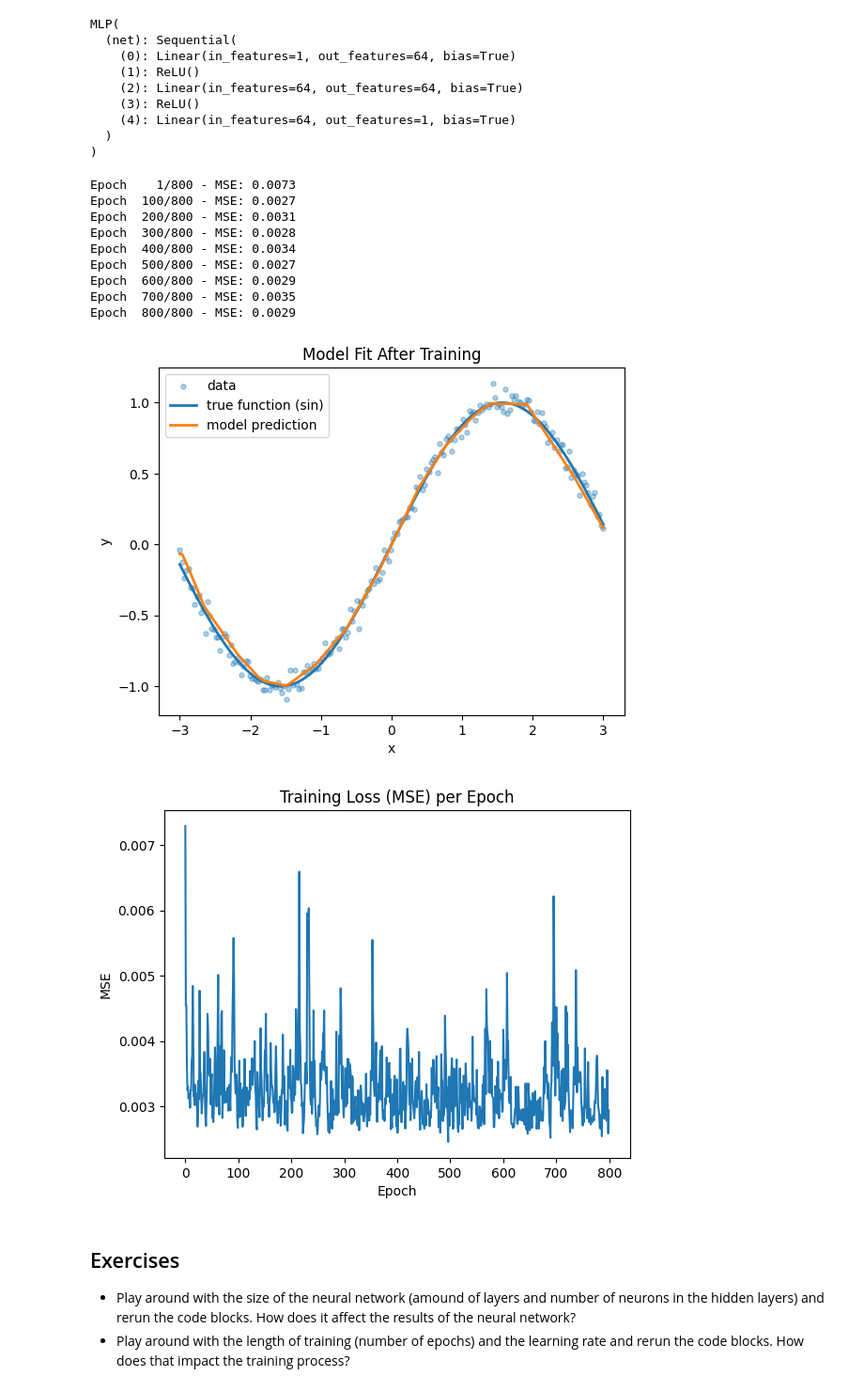
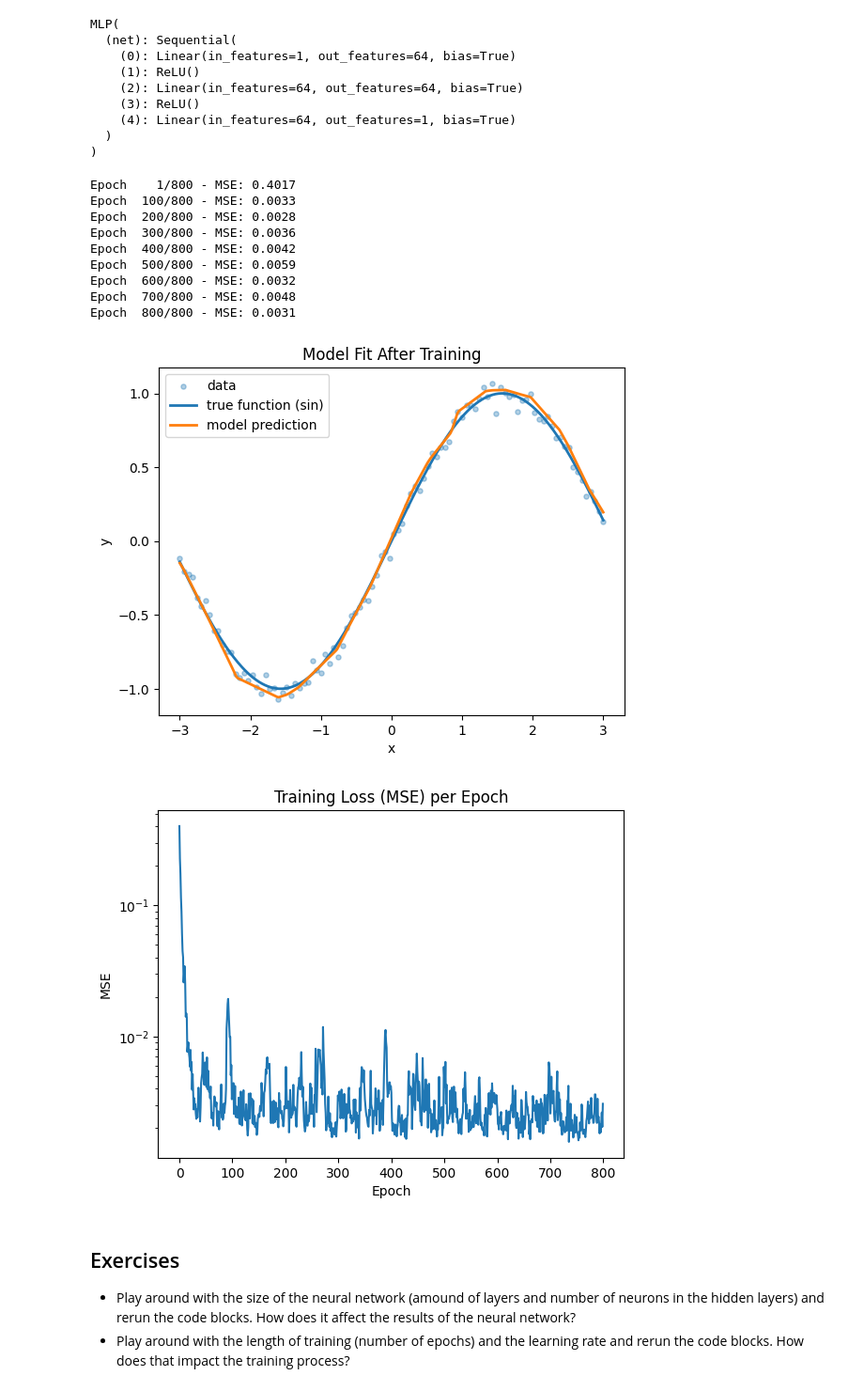
Before and after one commit to emiresenov/SESBC-Webinar, a Jupyter notebook: SESBC_Webinar_Emir_Esenov.ipynb, the cells around one changed output. Shown at 94% size. Drawn from its saved outputs; the diff is of its cells as text; code cells hidden in the pictures.

```diff
--- a/SESBC_Webinar_Emir_Esenov.ipynb
+++ b/SESBC_Webinar_Emir_Esenov.ipynb
@@ -55,17 +56,20 @@ device
 device(type='cpu')
 # %%
 
-#@title Create a synthetic dataset (noisy sine curve)
-N = 200  # number of data points
+#@title Create and visualize a synthetic dataset (noisy sine curve)
+N = 100  # number of data points
+
+# create evenly spaced points on x-axis
 X = np.linspace(-3.0, 3.0, N).reshape(-1, 1).astype(np.float32)
+
 noise = 0.05 * np.random.randn(N, 1).astype(np.float32)
-y_true_func = np.sin(X)  # underlying function to learn
-y = y_true_func + noise  # noisy observations
+y_true_func = np.sin(X)  # the true function that we wish to learn
+y = y_true_func + noise  # generate noisy observations
 
-X_t = torch.from_numpy(X).to(device)
-y_t = torch.from_numpy(y).to(device)
+X_t = torch.from_numpy(X).to(device) # load data to PyTorch
+y_t = torch.from_numpy(y).to(device) # load data to PyTorch
 
-# Wrap in a DataLoader (mini-batches make optimization more stable)
+# Wrap in a PyTorch DataLoader
 batch_size = 32
 train_ds = TensorDataset(X_t, y_t)
 train_loader = DataLoader(train_ds, batch_size=batch_size, shuffle=True)
@@ -117,7 +121,7 @@ epochs = 800             # number of passes through the data
 lr = 1e-2                # learning rate
 criterion = nn.MSELoss() # define loss function
 
-# Initialize the Adam optimizer (comm)
+# Initialize the Adam optimizer (common choice for optimizing neural networks)
 optimizer = torch.optim.Adam(model.parameters(), lr=lr)
 
 loss_history = []
@@ -151,44 +155,45 @@ for epoch in range(1, epochs + 1):
     loss_history.append(epoch_loss)
 
     # Print the loss every 100 epochs or on the first epoch for monitoring progress
     if epoch % 100 == 0 or epoch == 1:
         print(f"Epoch {epoch:4d}/{epochs} - MSE: {epoch_loss:.4f}")
 
 # Final predictions on the dense grid
 model.eval()
 with torch.no_grad():
     y_hat_grid = model(Xg_t).cpu().numpy()
 
 # Plot the learned function vs data
 plt.figure()
 plt.scatter(X, y, s=14, alpha=0.35, label="data")
 plt.plot(X_grid, np.sin(X_grid), linewidth=2, label="true function (sin)")
 plt.plot(X_grid, y_hat_grid, linewidth=2, label="model prediction")
 plt.legend()
 plt.title("Model Fit After Training")
 plt.xlabel("x")
 plt.ylabel("y")
 plt.show()
 
 # Plot the MSE across epochs
 plt.figure()
 plt.plot(loss_history)
 plt.title("Training Loss (MSE) per Epoch")
 plt.xlabel("Epoch")
 plt.ylabel("MSE")
+plt.yscale('log')
 plt.show()
 # %% [output]
-Epoch    1/800 - MSE: 0.0073
-Epoch  100/800 - MSE: 0.0027
-Epoch  200/800 - MSE: 0.0031
-Epoch  300/800 - MSE: 0.0028
-Epoch  400/800 - MSE: 0.0034
-Epoch  500/800 - MSE: 0.0027
-Epoch  600/800 - MSE: 0.0029
-Epoch  700/800 - MSE: 0.0035
-Epoch  800/800 - MSE: 0.0029
+Epoch    1/800 - MSE: 0.4017
+Epoch  100/800 - MSE: 0.0033
+Epoch  200/800 - MSE: 0.0028
+Epoch  300/800 - MSE: 0.0036
+Epoch  400/800 - MSE: 0.0042
+Epoch  500/800 - MSE: 0.0059
+Epoch  600/800 - MSE: 0.0032
+Epoch  700/800 - MSE: 0.0048
+Epoch  800/800 - MSE: 0.0031
-[figure, old version]
+[figure, new version]
-[figure, old version]
+[figure, new version]
 # %% [markdown]
 ## Exercises
 - Play around with the size of the neural network (amound of layers and number of neurons in the hidden layers) and rerun the code blocks. How does it affect the results of the neural network?
```
Also changed, not shown: parts of 12 cells of this notebook.
